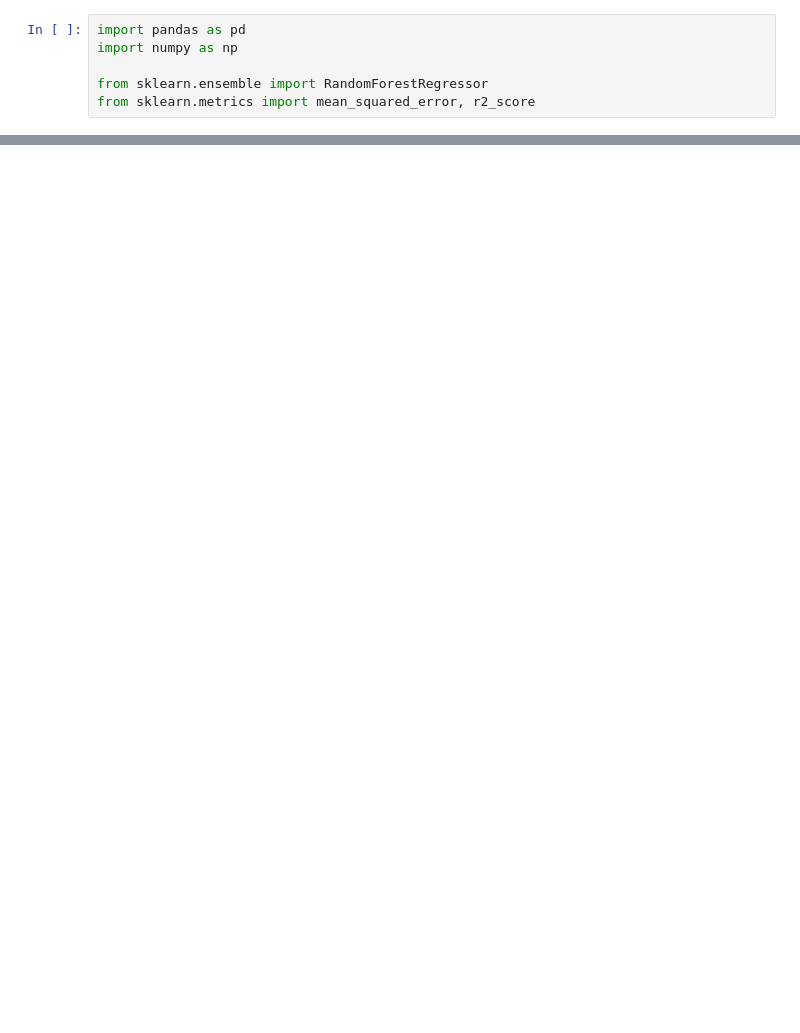
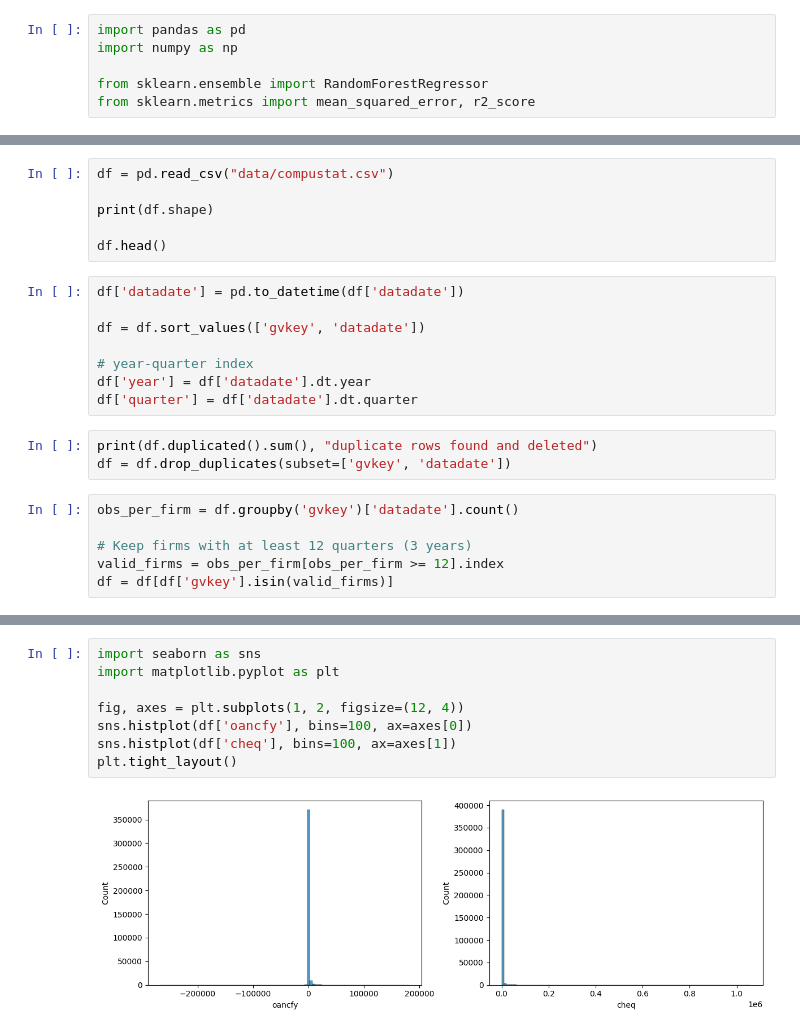
Before and after one commit to Manoj632004/Forecasting-Agent-for-Fintech, a Jupyter notebook: forecast.ipynb, the cells around one changed output, grey strips where cells are left out. Cells and saved outputs as stored; diff of their text form; blank space fills up the shorter version.

```diff
--- a/forecast.ipynb
+++ b/forecast.ipynb
@@ -112,0 +12,23 @@ dtype: float64
+# %%
+df = pd.read_csv("data/compustat.csv")
+
+print(df.shape)
+
+df.head()
+# %%
+df['datadate'] = pd.to_datetime(df['datadate'])
+
+df = df.sort_values(['gvkey', 'datadate'])
+
+# year-quarter index
+df['year'] = df['datadate'].dt.year
+df['quarter'] = df['datadate'].dt.quarter
+# %%
+print(df.duplicated().sum(), "duplicate rows found and deleted")
+df = df.drop_duplicates(subset=['gvkey', 'datadate'])
+# %%
+obs_per_firm = df.groupby('gvkey')['datadate'].count()
+
+# Keep firms with at least 12 quarters (3 years)
+valid_firms = obs_per_firm[obs_per_firm >= 12].index
+df = df[df['gvkey'].isin(valid_firms)]
@@ -112,0 +43,10 @@ dtype: float64
+# %%
+import seaborn as sns
+import matplotlib.pyplot as plt
+
+fig, axes = plt.subplots(1, 2, figsize=(12, 4))
+sns.histplot(df['oancfy'], bins=100, ax=axes[0])
+sns.histplot(df['cheq'], bins=100, ax=axes[1])
+plt.tight_layout()
+# %% [output]
+[figure, added]
```
Also changed, not shown: parts of 14 cells of this notebook, 2 other files.
